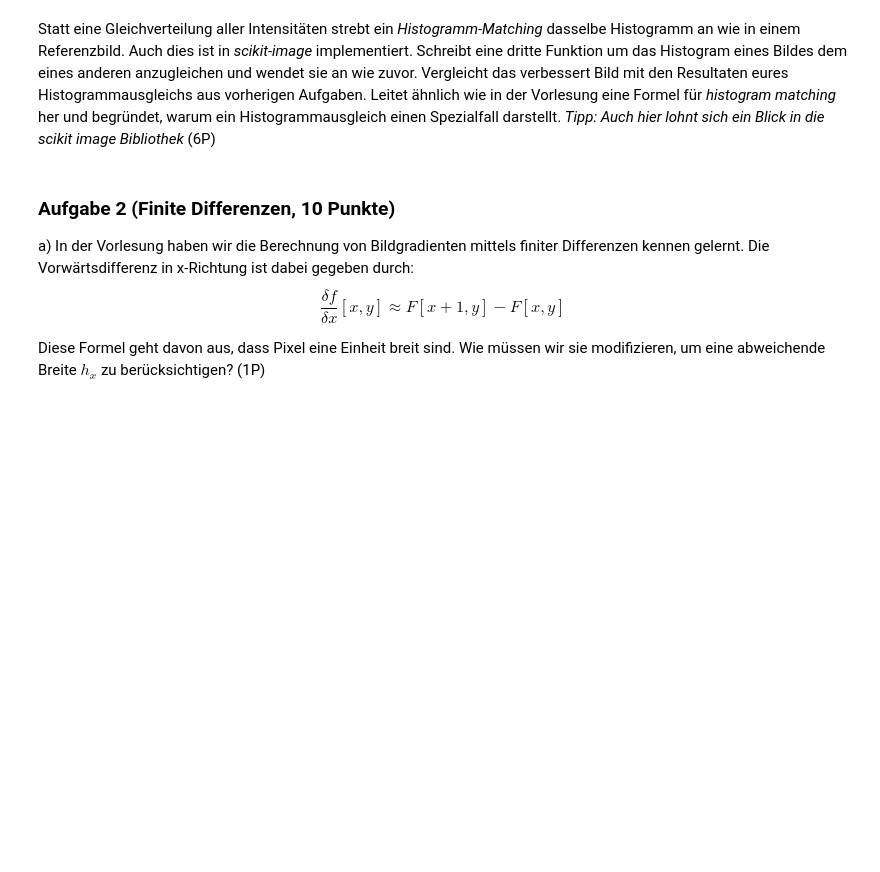
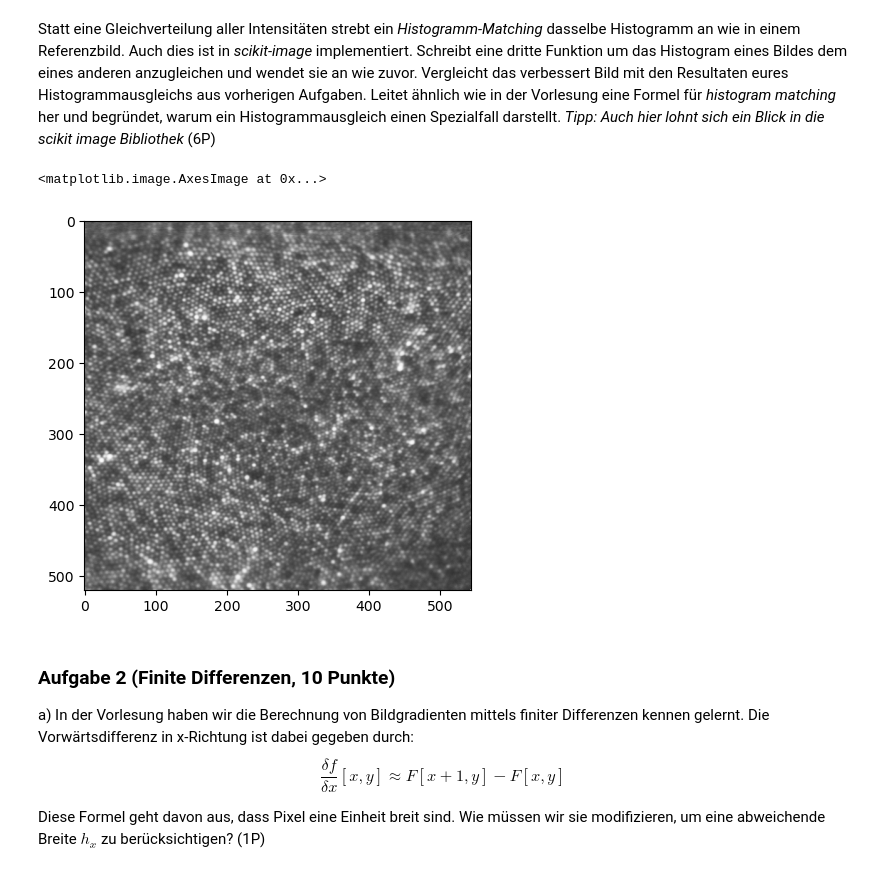
Before and after one commit to TimNogga/MedizinischeBildAnalyseBonn, a Jupyter notebook: mba-02/MBA_02.ipynb, the cells around one changed output. Cells and saved outputs as stored; diff of their text form; code cells hidden in the pictures; blank space fills up the shorter version.

```diff
--- a/mba-02/MBA_02.ipynb
+++ b/mba-02/MBA_02.ipynb
@@ -78,8 +85,14 @@ Statt eine Gleichverteilung aller Intensitäten strebt ein *Histogramm-Matching*
 # %%
 # Definiert eure Funktion
 
 def hist_matching(img_in, img_target):
-    pass
+    return ski.exposure.match_histograms(img_in, img_target)
+
+img_match = hist_matching(img_aoslo, img_ref)
+plt.imshow(img_match, cmap="gray")
+# %% [output]
+<matplotlib.image.AxesImage at 0x...>
+[figure, added]
 # %% [markdown]
 ### Aufgabe 2 (Finite Differenzen, 10 Punkte)
 
```
Also changed, not shown: parts of 4 cells of this notebook.
